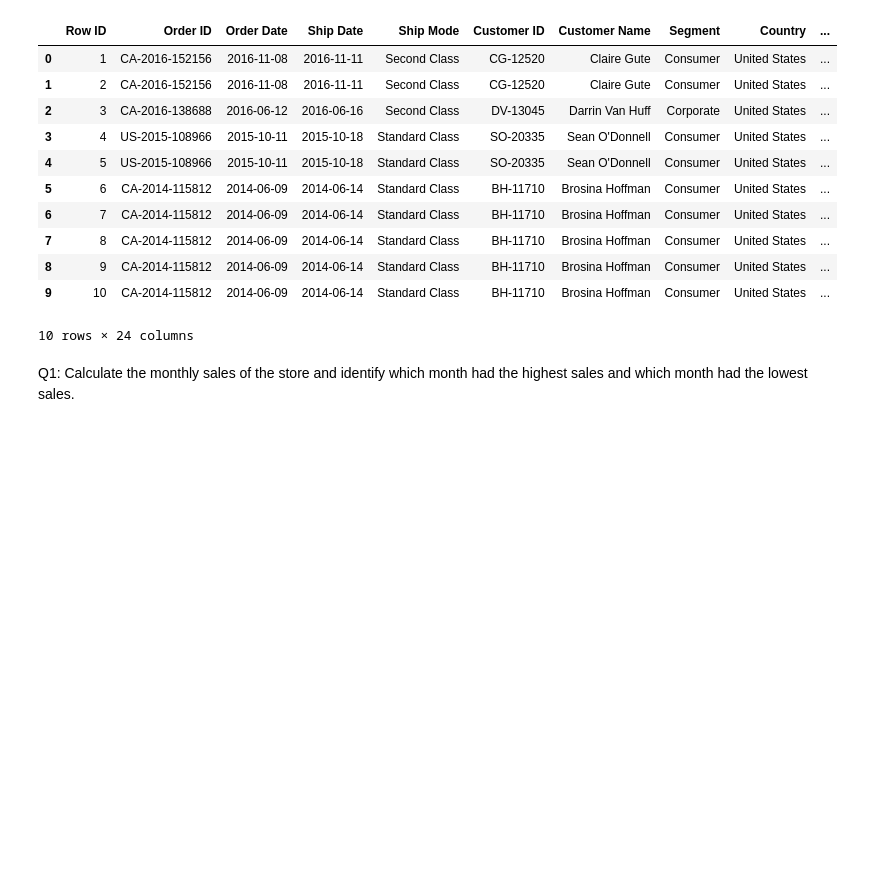
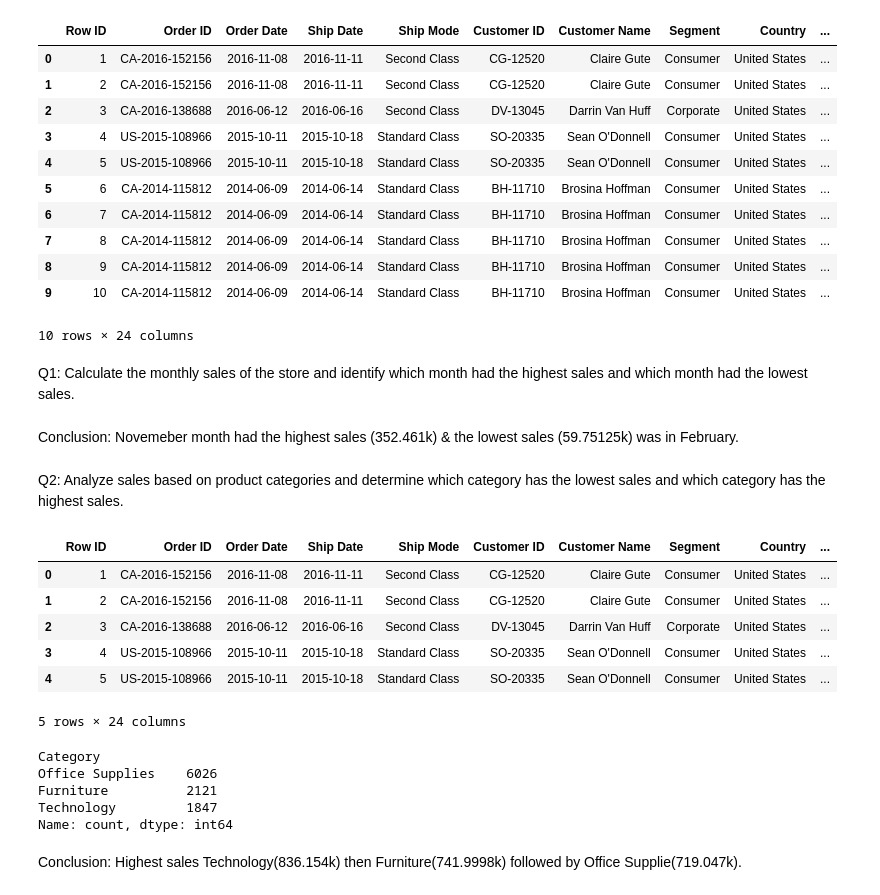
Before and after one commit to Vanshaj14Mohan/E-Commerce-Data-Analysis, a Jupyter notebook: Files/main.ipynb, the cells around one changed output. Drawn from its saved outputs; the diff is of its cells as text; code cells hidden in the pictures; blank space fills up the shorter version.

```diff
--- a/Files/main.ipynb
+++ b/Files/main.ipynb
@@ -163,3 +163,26 @@ Q1: Calculate the monthly sales of the store and identify which month had the hi
 monthly_sales = df.groupby("Order Month")["Sales"].sum().reset_index()
 fig = px.line(monthly_sales, x="Order Month", y="Sales", title="Monthly Sales Analysis", markers=True, color_discrete_sequence=["purple"])
 fig.show()
+# %% [markdown]
+Conclusion: Novemeber month had the highest sales (352.461k) & the lowest sales (59.75125k) was in February.
+# %% [markdown]
+Q2: Analyze sales based on product categories and determine which category has the lowest sales and which category has the highest sales.
+# %%
+df.head()
+# %% [output]
+|  | Row ID | Order ID | Order Date | Ship Date | Ship Mode | Customer ID | Customer Name | Segment | Country | ... |
+| 0 | 1 | CA-2016-152156 | 2016-11-08 | 2016-11-11 | Second Class | CG-12520 | Claire Gute | Consumer | United States | ... |
+| 1 | 2 | CA-2016-152156 | 2016-11-08 | 2016-11-11 | Second Class | CG-12520 | Claire Gute | Consumer | United States | ... |
+| 2 | 3 | CA-2016-138688 | 2016-06-12 | 2016-06-16 | Second Class | DV-13045 | Darrin Van Huff | Corporate | United States | ... |
+| 3 | 4 | US-2015-108966 | 2015-10-11 | 2015-10-18 | Standard Class | SO-20335 | Sean O'Donnell | Consumer | United States | ... |
+| 4 | 5 | US-2015-108966 | 2015-10-11 | 2015-10-18 | Standard Class | SO-20335 | Sean O'Donnell | Consumer | United States | ... |
+5 rows × 24 columns
+# %%
+category_sales = df["Category"].value_counts()
+print(category_sales) #Checking how many time they appear
+# %% [output]
+Category
+Office Supplies    6026
+Furniture          2121
+Technology         1847
+Name: count, dtype: int64
@@ -165,0 +200,2 @@ fig.show()
+# %% [markdown]
+Conclusion: Highest sales Technology(836.154k) then Furniture(741.9998k) followed by Office Supplie(719.047k).
```
Also changed, not shown: parts of 2 cells of this notebook.
